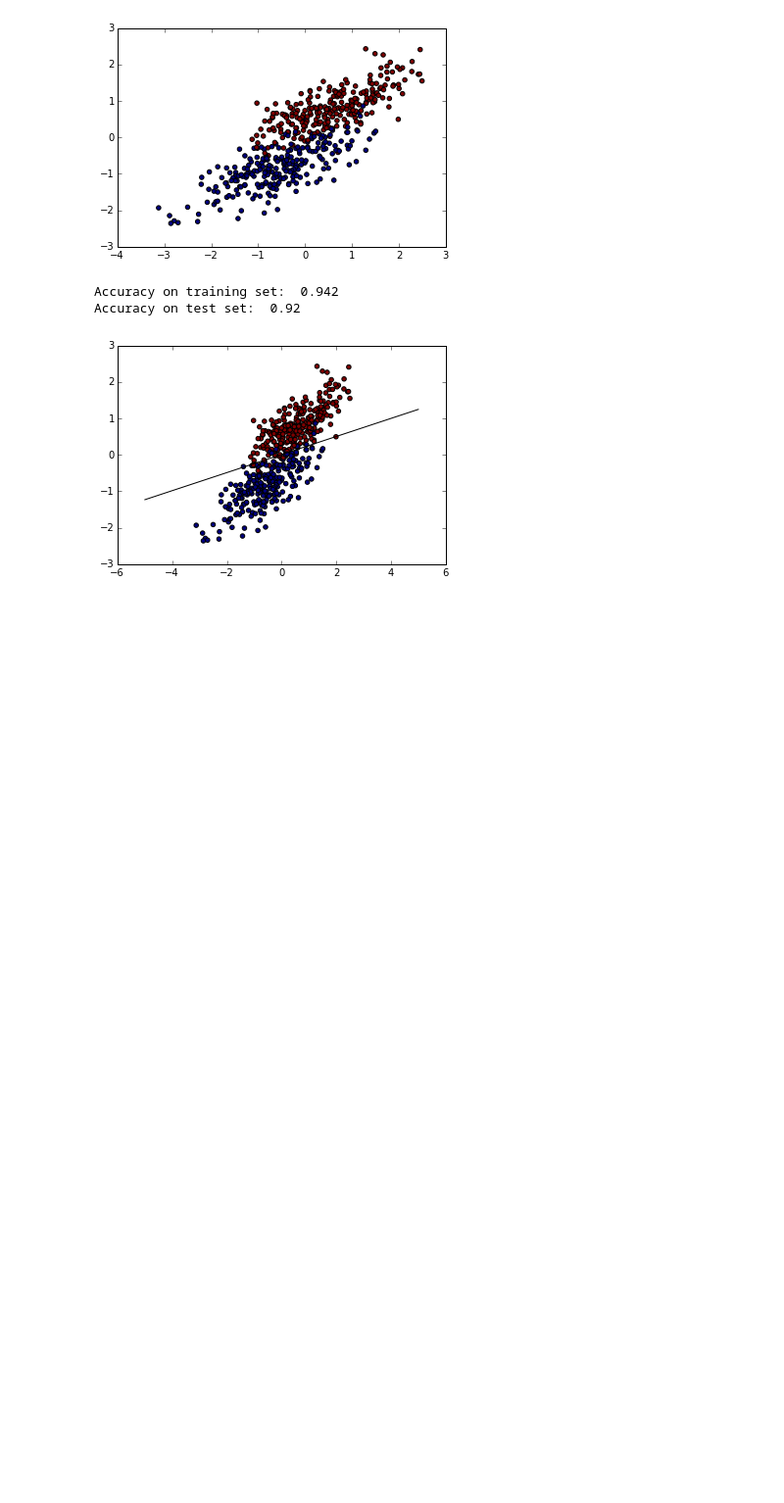
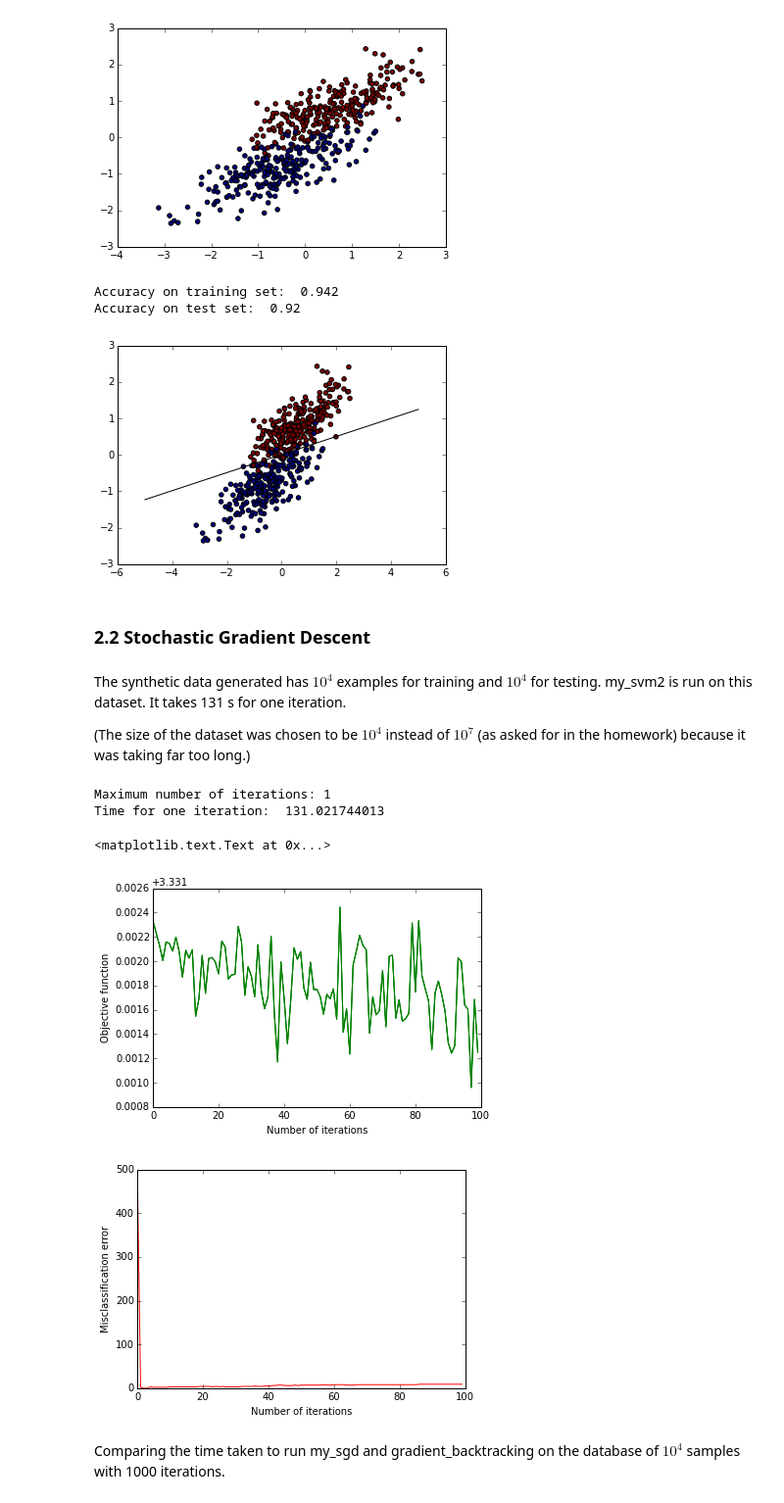
Before and after one commit to aartibagul/Source-Separation, a Jupyter notebook: Hw5_Stochastic_Gradient_Algorithms.ipynb, the cells around one changed output. Shown: that part at 98% size. Saved outputs shown, nothing was run; the diff lists cells and outputs as text; code cells hidden in the pictures; blank space fills up the shorter version.

```diff
--- a/Hw5_Stochastic_Gradient_Algorithms.ipynb
+++ b/Hw5_Stochastic_Gradient_Algorithms.ipynb
@@ -544,3 +633,80 @@ print "Accuracy on test set: " ,clf.score(X_test, y_test)
 Accuracy on training set:  0.942
 Accuracy on test set:  0.92
 [figure]
+# %% [markdown]
+### 2.2 Stochastic Gradient Descent ###
+# %% [markdown]
+The synthetic data generated has $10^4$ examples for training and $10^4$ for testing. my_svm2 is run on this dataset. It takes 131 s for one iteration.
+
+(The size of the dataset was chosen to be $10^4$ instead of $10^7$ (as asked for in the homework) because it was taking far too long.)
+# %%
+import time
+C = 10000
+x3, y3 = dataset(10**4, 2)
+x3 = np.column_stack( (x3, np.ones(x3.shape[0])))
+x3 = preprocessing.scale(x3)
+rng = np.random.RandomState(0)
+permutation = rng.permutation(len(x3))
+x3_mod, y3_mod = x3[permutation], y3[permutation]
+
+
+X_train2, X_test2, y_train2, y_test2 = train_test_split(x3_mod, y3_mod, test_size=0.5)
+
+start = time.time()
+w3, g3, obj3, k = my_svm_2(X_train2, y_train2, compute_grad, compute_obj, 1)
+end = time.time()
+
+print "Time for one iteration: ", end-start
+# %% [output]
+Maximum number of iterations: 1
+Time for one iteration:  131.021744013
+# %%
+import random
+def my_sgd(n, max_iter, X, y ,compute_obj, compute_grad):
+
+    obj = [None]*max_iter
+    w = np.zeros(X.shape[1])
+    error = np.zeros(max_iter)
+
+
+    for i in range(1,max_iter+1):
+
+        # To calculate misclassification error
+        #
+        num_error = 0
+        for X_i, y_i in zip(X, y):
+            if (y_i * np.sign(np.dot(w,X_i)) <= 0):
+                num_error += 1
+
+        error[i-1] = num_error
+
+        index = random.randint(0,len(X)-1)
+        x_r = X[index]
+        y_r = y[index]
+        obj[i-1] = compute_obj(w, x_r, y_r)
+
+        w = w - (n/i)* compute_grad(w,x_r, y_r)
+
+
+    return w, obj, error
+# %%
+C = 10
+
+w4, obj4, error4 = my_sgd( 0.00001, 100, X_train, y_train ,compute_obj, compute_grad)
+index = [i for i in range (len(obj4))]
+
+plt.plot(index, obj4, "-g")
+plt.xlabel("Number of iterations")
+plt.ylabel("Objective function")
+plt.figure()
+
+
+plt.plot(index, error4, "-r")
+plt.xlabel("Number of iterations")
+plt.ylabel("Misclassification error")
+# %% [output]
+<matplotlib.text.Text at 0x...>
+[figure, added]
+[figure, added]
+# %% [markdown]
+Comparing the time taken to run my_sgd and gradient_backtracking on the database of $10^4$ samples with 1000 iterations.
```
Also changed, not shown: parts of 36 cells of this notebook.
